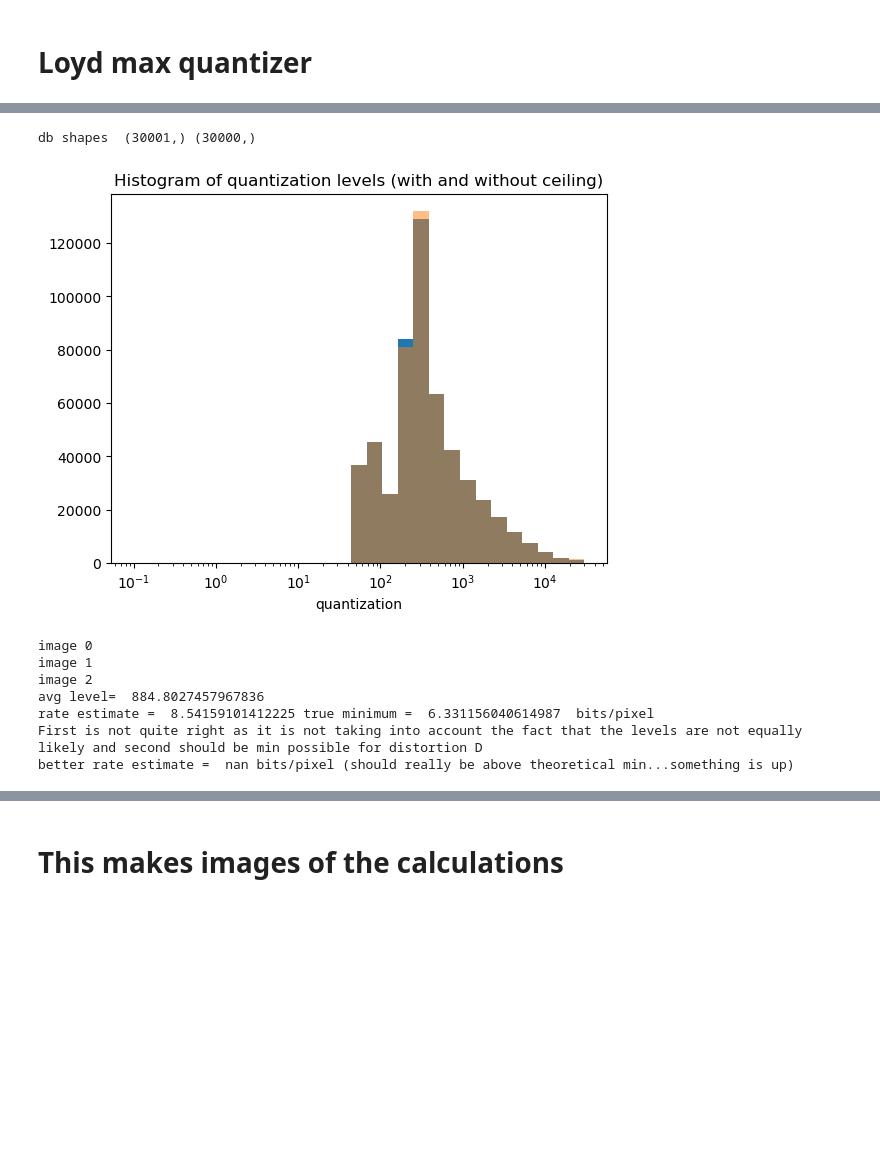
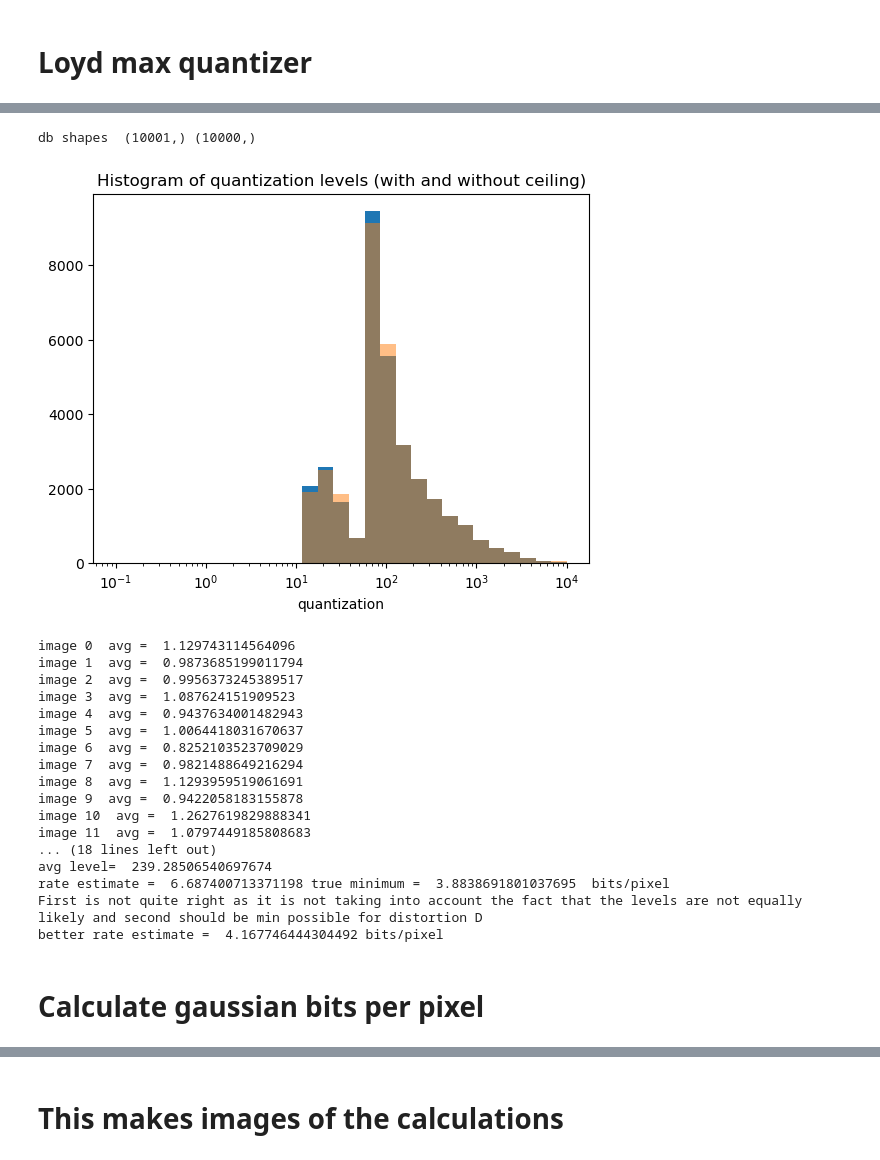
Before and after one commit to astromcquinn/weaklensing_ML, a Jupyter notebook: manual_compression.ipynb, the cells around one changed output, grey strips where cells are left out. Drawn from its saved outputs; the diff is of its cells as text; code cells hidden in the pictures; blank space fills up the shorter version.

```diff
--- a/manual_compression.ipynb
+++ b/manual_compression.ipynb
@@ -471,16 +244,20 @@ def uniform_quantizer(mu, sigma, levels):
 
     #integrate gaussian to get correct mean
     result = ((np.exp(-(1/8) * (-2 * xc + dx)**2) - np.exp(-(1/8) * (2 * xc + dx)**2)) * np.sqrt(2/np.pi)) / (-erf((xc - dx/2) / np.sqrt(2)) + erf((xc + dx/2) / np.sqrt(2)))
-    reconstruction_levels =  result                          #xc*(1 - dx**2/12 + (2+xc**2)*dx**4/720)  #Taylor expansion of Gaussian
+
+    check = check = (result == np.inf) | (result == -np.inf) | np.isnan(result) #as it's easy to overflow exp and erf
+    result[check]=xc[check]
+    reconstruction_levels =  result                         #xc*(1 - dx**2/12 + (2+xc**2)*dx**4/720)  #Taylor expansion of Gaussian
+
 
     return decision_boundaries, reconstruction_levels
 
 # Test the function
 mu = 0
 sigma = 1
-max_levels = 30000
+max_levels = 10000
 max_levels_lloyd_max = 0 #5
-nsigma_consider = 8 #how many sigma to consider for quantization
+nsigma_consider = 12 #how many sigma to consider for quantization
 
 quantization_values = {}
 
@@ -524,8 +301,8 @@ Reconstruction levels:  [-6.37553564 -4.65084618 -2.97322782 -1.40472405  0.
 # %%
-kx, ky = np.meshgrid(np.fft.rfftfreq(sub_image_size), np.fft.fftfreq(sub_image_size))
-k = np.sqrt(kx**2 + ky**2)*sub_image_size  # Calculate radial distance in Fourier space
+#kx, ky = np.meshgrid(np.fft.rfftfreq(sub_image_size), np.fft.fftfreq(sub_image_size))
+#k = np.sqrt(kx**2 + ky**2)*sub_image_size  # Calculate radial distance in Fourier space
 avg_radial_power = avg_radial_power_spectrum_originals[np.round(k).astype(int)]
-sqrt_avg_radial_power = np.sqrt(avg_radial_power/2) #2 is because of real and imaginary parts
+sqrt_half_avg_radial_power = np.sqrt(avg_radial_power/2) #2 is because of real and imaginary parts
 
 
 def quantize_image(image, level, decision_boundaries, reconstruction_levels, single_level = False):
@@ -597,8 +374,13 @@ for level in range(1, max_levels):
     reconstruction_levels_list[level][:] = new_reconstruction_level
 
     #calculate probabilities
-    probability_values =0.5 * (-erf(decision_boundary[:-1] / np.sqrt(2)) + erf(decision_boundary[1:] / np.sqrt(2)))
+    probability_values =0.5 * (-erf(decision_boundary[:-1] / np.sqrt(2)) + erf(decision_boundary[1:] / np.sqrt(2))) +1e-300 #final is to avoid zero
+
+
     entropy[level] = -np.sum(probability_values*np.log2(probability_values))
+
+    if np.isnan( entropy[level]):
+        print("nan in entropy, level =", level, np.sum(probability_values))
 
 # Convert lists to arrays
 decision_boundaries = np.array(decision_boundaries_list)
@@ -609,57 +391,72 @@ print("db shapes ", np.shape(decision_boundaries[level]), np.shape(reconstructio
 
 fftimages_round = fftimages.copy()
 
+
 single_level = False
-Distortion = 0.0001 #only use if single_level = False
+Distortion = 1e-4
+
+ #only use if single_level = False
 if single_level:
     level = 8
 else:
-    optimal_arg = np.sqrt(avg_radial_power/(2*avg_power*Distortion))
+    optimal_arg = np.sqrt(avg_radial_power/(avg_power*Distortion))
 
     #to convert to uniform quantization I should use to get same distortion
     dx = np.sqrt(12)/optimal_arg #for uniform bins
     level_no_ceil = (2*nsigma_consider)/(dx) #ten is because of 10 sigma (should not hard code)
-    level = np.minimum(np.ceil(level_no_ceil).astype(int), max_levels-1)  #This is using that bits = 1/2 log2(sigma^2/D) = log2(levels)
+    level = np.minimum(np.ceil(level_no_ceil).astype(int), max_levels-1)  #This is using that bits = 1/2 log2(sigma^2/D)
     # Calculate the data
 
     # Plot the histogram
     #print("data shape", np.shape(level_no_ceil))
     plt.hist(level_no_ceil.flatten(),  bins=np.logspace(np.log10(.1), np.log10(max_levels ), 30))  # You can adjust the number of bins as needed
     plt.hist(level.flatten(),  bins=np.logspace(np.log10(.1), np.log10(max_levels), 30), alpha=0.5)
     plt.gca().set_xscale("log")
     plt.xlabel('quantization')
     #plt.ylabel('Frequency')
     plt.title('Histogram of quantization levels (with and without ceiling)')
     plt.show()
     #so that levels = sqrt(sigma^2/D)
 
 
 #print("shapes ", np.shape(decision_boundaries[level, 3]), np.shape(reconstruction_levels[level, 3]), np.shape(level), np.shape(fftimages_round[i]))
 
-num_images_round = 3
+num_images_round = 30
 for i in range(num_images_round):
-    print("image", i)
+    print("image", i, " avg = ", np.average(fftimages_round[i].real**2/sqrt_half_avg_radial_power**2))
     # Quantize the image
-    #print(np.std(fftimages_round[i]/sqrt_avg_radial_power/np.sqrt(2)))
-    fftimages_round[i] = quantize_image(fftimages_round[i]/sqrt_avg_radial_power, level, decision_boundaries, reconstruction_levels, single_level )*sqrt_avg_radial_power
+
+    fftimages_round[i] = quantize_image(fftimages_round[i]/sqrt_half_avg_radial_power, level, decision_boundaries, reconstruction_levels, single_level )*sqrt_half_avg_radial_power
 
 rounded_images = [np.fft.irfft2(fftimage_round) for fftimage_round in fftimages_round]
 
 
 
 #
 if single_level == False:
     print("avg level= ", np.average(level))
-    print("rate estimate = ", np.average(np.log2(level)), "true minimum = ", np.average(np.log2(optimal_arg)), ' bits/pixel')
+    print("rate estimate = ", np.average(np.log2(level)), "true minimum = ", np.average(np.log2(optimal_arg)), ' bits/pixel') # no 1/2 in latter as we've taken a square root
     print('First is not quite right as it is not taking into account the fact that the levels are not equally likely and second should be min possible for distortion D')
-    print("better rate estimate = ", np.average(entropy[level]), 'bits/pixel (should really be above theoretical min...something is up)')
+    print("better rate estimate = ", np.average(entropy[level]), 'bits/pixel')
 # %% [output]
-db shapes  (30001,) (30000,)
+db shapes  (10001,) (10000,)
-[figure, old version]
+[figure, new version]
-image 0
-image 1
-image 2
-avg level=  884.8027457967836
-rate estimate =  8.54159101412225 true minimum =  6.331156040614987  bits/pixel
+image 0  avg =  1.129743114564096
+image 1  avg =  0.9873685199011794
+image 2  avg =  0.9956373245389517
+image 3  avg =  1.087624151909523
+image 4  avg =  0.9437634001482943
+image 5  avg =  1.0064418031670637
+image 6  avg =  0.8252103523709029
+image 7  avg =  0.9821488649216294
+image 8  avg =  1.1293959519061691
+image 9  avg =  0.9422058183155878
+image 10  avg =  1.2627619829888341
+image 11  avg =  1.0797449185808683
+... (18 lines left out)
+avg level=  239.28506540697674
+rate estimate =  6.687400713371198 true minimum =  3.8838691801037695  bits/pixel
 First is not quite right as it is not taking into account the fact that the levels are not equally likely and second should be min possible for distortion D
-better rate estimate =  nan bits/pixel (should really be above theoretical min...something is up)
+better rate estimate =  4.167746444304492 bits/pixel
+# %% [markdown]
+# Calculate gaussian bits per pixel
```
Also changed, not shown: parts of 23 cells of this notebook.
